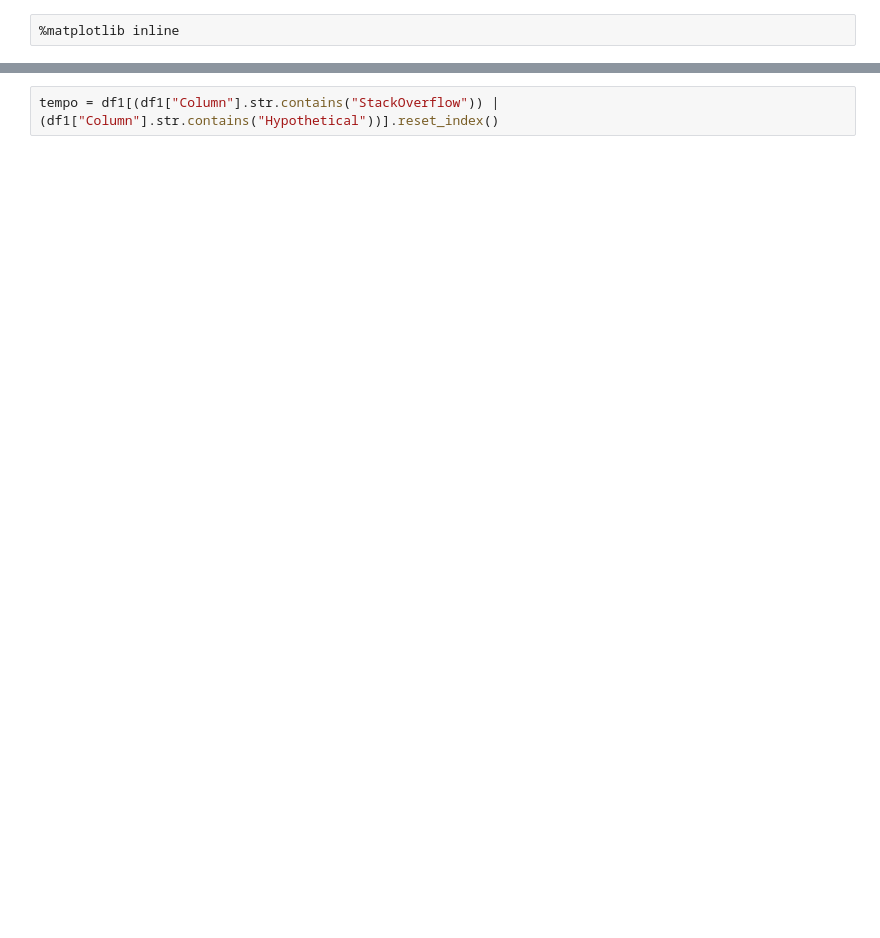
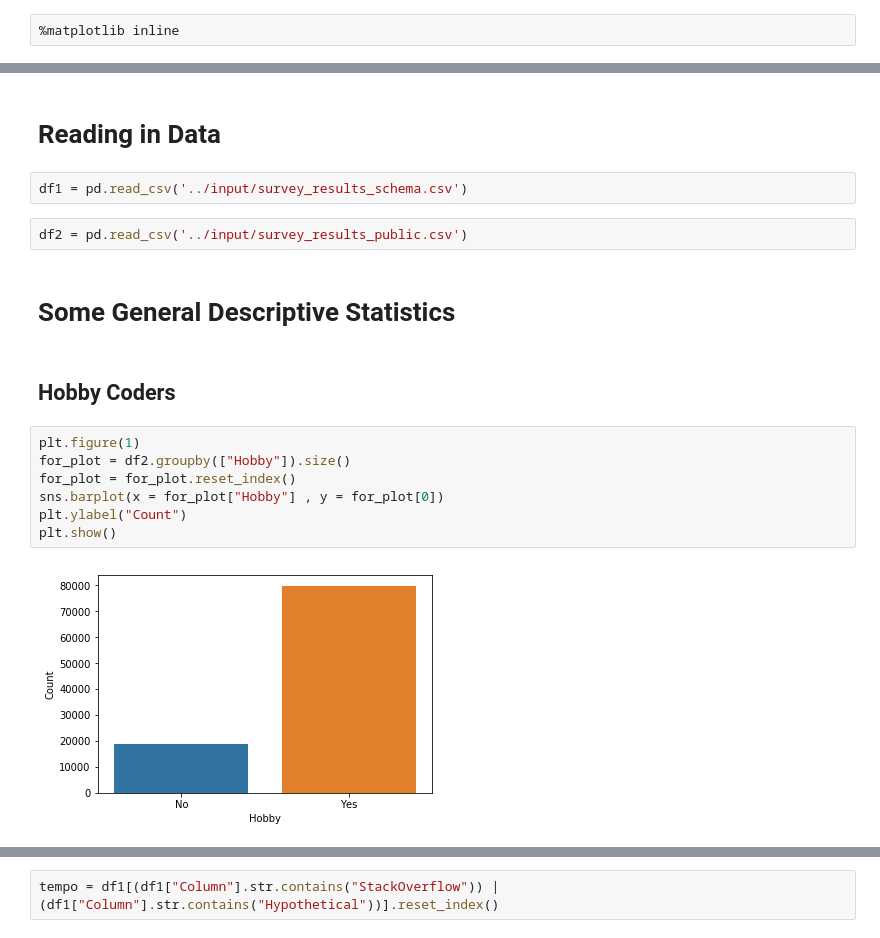
Before and after one commit to Fenil3510/StackOverflow_Kernel, a Jupyter notebook: SO_notebook_2.ipynb, the cells around one changed output, grey strips where cells are left out. Saved outputs shown, nothing was run; the diff lists cells and outputs as text; blank space fills up the shorter version.

```diff
--- a/SO_notebook_2.ipynb
+++ b/SO_notebook_2.ipynb
@@ -137,0 +21,19 @@ code = {'Extremely interested':4 , 'Very interested' :3 , 'Somewhat interested'
+# %% [markdown]
+# Reading in Data
+# %%
+df1 = pd.read_csv('../input/survey_results_schema.csv')
+# %%
+df2 = pd.read_csv('../input/survey_results_public.csv')
+# %% [markdown]
+# Some General Descriptive Statistics
+# %% [markdown]
+## Hobby Coders
+# %%
+plt.figure(1)
+for_plot = df2.groupby(["Hobby"]).size()
+for_plot = for_plot.reset_index()
+sns.barplot(x = for_plot["Hobby"] , y = for_plot[0])
+plt.ylabel("Count")
+plt.show()
+# %% [output]
+[figure, added]
```
Also changed, not shown: parts of 123 cells of this notebook, 1 other file.
